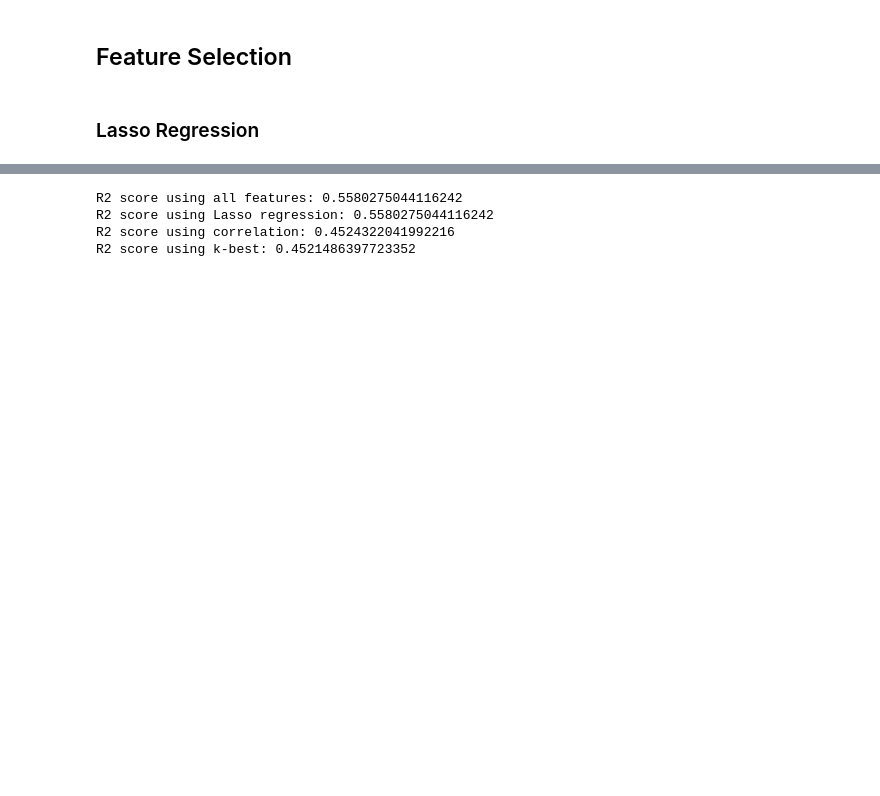
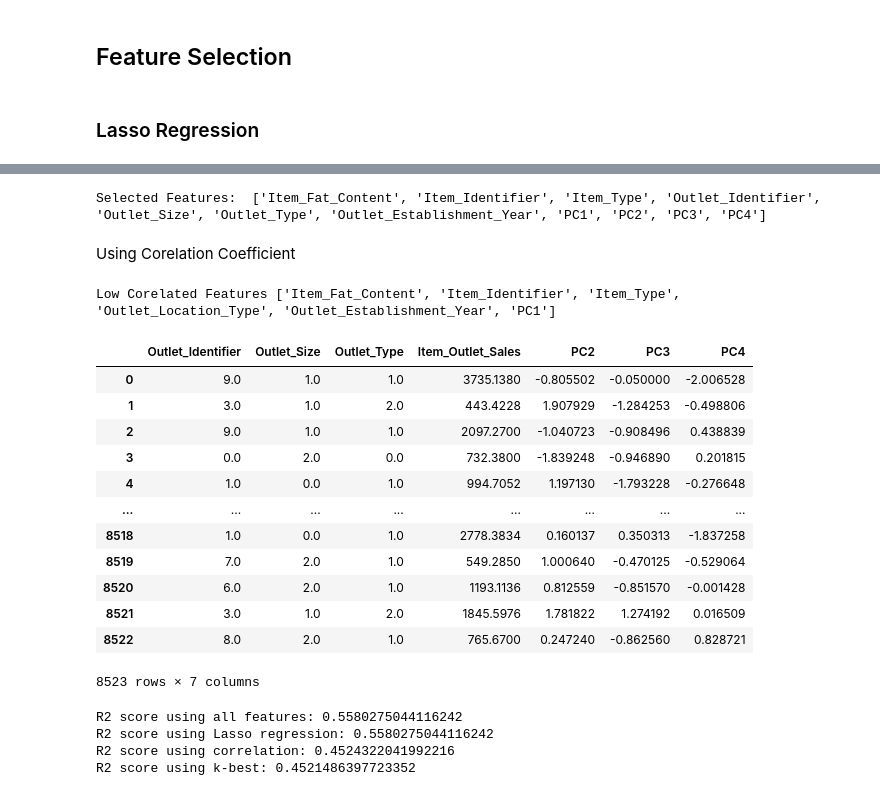
Before and after one commit to koushik2299/Item-Store-Sale-Prediction-, a Jupyter notebook: EDA+Modelling.ipynb, the cells around one changed output, grey strips where cells are left out. Drawn from its saved outputs; the diff is of its cells as text; code cells hidden in the pictures; blank space fills up the shorter version.

```diff
--- a/EDA+Modelling.ipynb
+++ b/EDA+Modelling.ipynb
@@ -841,3 +922,61 @@ After Feature Engineering R Squared value =  0.5649537267336555
+# %%
+import pandas as pd
+from sklearn.ensemble import RandomForestRegressor
+from sklearn.feature_selection import RFECV
+from sklearn.model_selection import KFold
+
+# Separate the target variable and the features
+target = df_pca['Item_Outlet_Sales']
+features = df_pca.drop('Item_Outlet_Sales', axis=1)
+
+# Create a random forest regressor
+rf = RandomForestRegressor(random_state=42)
+
+# Define the cross-validation method
+cv = KFold(n_splits=5, shuffle=True, random_state=42)
+
+# Apply recursive feature elimination with cross-validation
+rfe = RFECV(estimator=rf, cv=cv, scoring='r2')
+rfe.fit(features, target)
+
+# Print the selected features
+print("Selected Features: ", features.columns[rfe.support_].tolist())
+# %% [output]
+Selected Features:  ['Item_Fat_Content', 'Item_Identifier', 'Item_Type', 'Outlet_Identifier', 'Outlet_Size', 'Outlet_Type', 'Outlet_Establishment_Year', 'PC1', 'PC2', 'PC3', 'PC4']
+# %% [markdown]
+Using Corelation Coefficient
+# %%
+import pandas as pd
+
+# Calculate the correlation matrix
+correlation_matrix = df_pca.corr()
+
+# Drop the features that are not highly correlated with the target variable
+correlation_threshold = 0.1
+low_correlation_features = []
+for feature in correlation_matrix.columns:
+    if abs(correlation_matrix[feature]['Item_Outlet_Sales']) < correlation_threshold:
+        low_correlation_features.append(feature)
+print("Low Corelated Features",low_correlation_features)
+data = df_pca.drop(low_correlation_features, axis=1)
+# %% [output]
+Low Corelated Features ['Item_Fat_Content', 'Item_Identifier', 'Item_Type', 'Outlet_Location_Type', 'Outlet_Establishment_Year', 'PC1']
+# %%
+data
+# %% [output]
+|  | Outlet_Identifier | Outlet_Size | Outlet_Type | Item_Outlet_Sales | PC2 | PC3 | PC4 |
+| 0 | 9.0 | 1.0 | 1.0 | 3735.1380 | -0.805502 | -0.050000 | -2.006528 |
+| 1 | 3.0 | 1.0 | 2.0 | 443.4228 | 1.907929 | -1.284253 | -0.498806 |
+| 2 | 9.0 | 1.0 | 1.0 | 2097.2700 | -1.040723 | -0.908496 | 0.438839 |
+| 3 | 0.0 | 2.0 | 0.0 | 732.3800 | -1.839248 | -0.946890 | 0.201815 |
+| 4 | 1.0 | 0.0 | 1.0 | 994.7052 | 1.197130 | -1.793228 | -0.276648 |
+| ... | ... | ... | ... | ... | ... | ... | ... |
+| 8518 | 1.0 | 0.0 | 1.0 | 2778.3834 | 0.160137 | 0.350313 | -1.837258 |
+| 8519 | 7.0 | 2.0 | 1.0 | 549.2850 | 1.000640 | -0.470125 | -0.529064 |
+| 8520 | 6.0 | 2.0 | 1.0 | 1193.1136 | 0.812559 | -0.851570 | -0.001428 |
+| 8521 | 3.0 | 1.0 | 2.0 | 1845.5976 | 1.781822 | 1.274192 | 0.016509 |
+| 8522 | 8.0 | 2.0 | 1.0 | 765.6700 | 0.247240 | -0.862560 | 0.828721 |
+8523 rows × 7 columns
 # %%
 # import libraries
 from sklearn.model_selection import train_test_split
```
Also changed, not shown: parts of 30 cells of this notebook.
